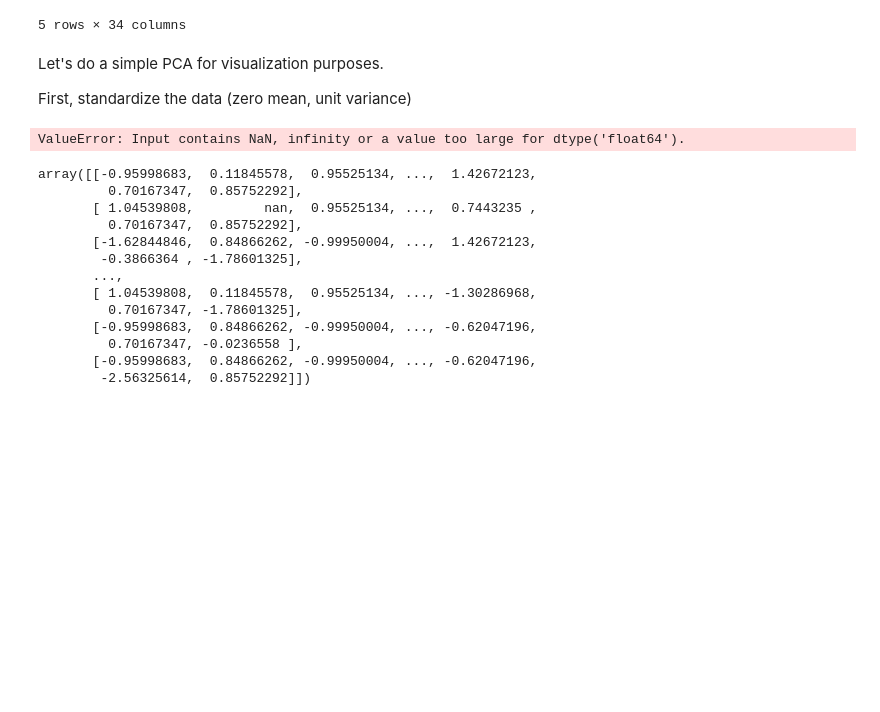
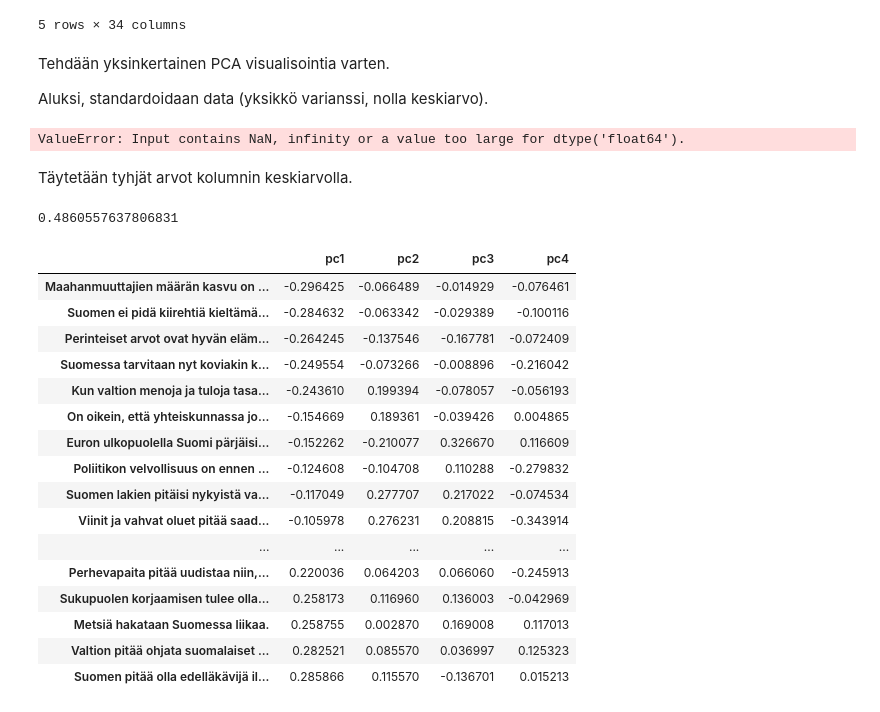
Before and after one commit to jotietav/demo, a Jupyter notebook: inkubio_demo/Demo.ipynb, the cells around one changed output. Drawn from its saved outputs; the diff is of its cells as text; code cells hidden in the pictures; blank space fills up the shorter version.

```diff
--- a/inkubio_demo/Demo.ipynb
+++ b/inkubio_demo/Demo.ipynb
@@ -175,10 +175,10 @@ data.head()
 | 3 | Uudenmaan vaalipiiri | Perussuomalaiset | Mies | ammattitutkinto | 0.0 | 1.0 | ... |
 | 4 | Uudenmaan vaalipiiri | Perussuomalaiset | Nainen | ylioppilas | 1.0 | 1.0 | ... |
 5 rows × 34 columns
-# %% [markdown]
-Let's do a simple PCA for visualization purposes.
-
-First, standardize the data (zero mean, unit variance)
+# %% [markdown]
+Tehdään yksinkertainen PCA visualisointia varten.
+
+Aluksi, standardoidaan data (yksikkö varianssi, nolla keskiarvo).
 # %%
 from sklearn.preprocessing import StandardScaler
 
@@ -194,18 +193,38 @@ principaldf = pd.DataFrame(data = principalComponents, columns = ['principal com
 # %% [output]
 ValueError: Input contains NaN, infinity or a value too large for dtype('float64').
-# %%
-x
-# %% [output]
-array([[-0.95998683,  0.11845578,  0.95525134, ...,  1.42672123,
-         0.70167347,  0.85752292],
-       [ 1.04539808,         nan,  0.95525134, ...,  0.7443235 ,
-         0.70167347,  0.85752292],
-       [-1.62844846,  0.84866262, -0.99950004, ...,  1.42672123,
-        -0.3866364 , -1.78601325],
-       ...,
-       [ 1.04539808,  0.11845578,  0.95525134, ..., -1.30286968,
-         0.70167347, -1.78601325],
-       [-0.95998683,  0.84866262, -0.99950004, ..., -0.62047196,
-         0.70167347, -0.0236558 ],
-       [-0.95998683,  0.84866262, -0.99950004, ..., -0.62047196,
-        -2.56325614,  0.85752292]])
+# %% [markdown]
+Täytetään tyhjät arvot kolumnin keskiarvolla.
+# %%
+data = data.fillna(data.mean())
+x = data.loc[:, features].values
+scaled = StandardScaler().fit_transform(x)
+n_components = 4
+pca = PCA(n_components=n_components)
+
+pcomp = pca.fit_transform(scaled)
+principaldf = pandas.DataFrame(data = pcomp, columns = ['pc{n}'.format(n=i+1) for i in range(n_components)])
+print(pca.explained_variance_ratio_.sum())
+# %% [output]
+0.4860557637806831
+# %%
+explained = pandas.DataFrame(pca.components_, columns=features,
+                             index =['pc{n}'.format(n=i+1) for i in range(n_components)]).transpose()
+explained.sort_values('pc1')
+# %% [output]
+|  | pc1 | pc2 | pc3 | pc4 |
+| Maahanmuuttajien määrän kasvu on ... | -0.296425 | -0.066489 | -0.014929 | -0.076461 |
+| Suomen ei pidä kiirehtiä kieltämä... | -0.284632 | -0.063342 | -0.029389 | -0.100116 |
+| Perinteiset arvot ovat hyvän eläm... | -0.264245 | -0.137546 | -0.167781 | -0.072409 |
+| Suomessa tarvitaan nyt koviakin k... | -0.249554 | -0.073266 | -0.008896 | -0.216042 |
+| Kun valtion menoja ja tuloja tasa... | -0.243610 | 0.199394 | -0.078057 | -0.056193 |
+| On oikein, että yhteiskunnassa jo... | -0.154669 | 0.189361 | -0.039426 | 0.004865 |
+| Euron ulkopuolella Suomi pärjäisi... | -0.152262 | -0.210077 | 0.326670 | 0.116609 |
+| Poliitikon velvollisuus on ennen ... | -0.124608 | -0.104708 | 0.110288 | -0.279832 |
+| Suomen lakien pitäisi nykyistä va... | -0.117049 | 0.277707 | 0.217022 | -0.074534 |
+| Viinit ja vahvat oluet pitää saad... | -0.105978 | 0.276231 | 0.208815 | -0.343914 |
+| ... | ... | ... | ... | ... |
+| Perhevapaita pitää uudistaa niin,... | 0.220036 | 0.064203 | 0.066060 | -0.245913 |
+| Sukupuolen korjaamisen tulee olla... | 0.258173 | 0.116960 | 0.136003 | -0.042969 |
+| Metsiä hakataan Suomessa liikaa. | 0.258755 | 0.002870 | 0.169008 | 0.117013 |
+| Valtion pitää ohjata suomalaiset ... | 0.282521 | 0.085570 | 0.036997 | 0.125323 |
+| Suomen pitää olla edelläkävijä il... | 0.285866 | 0.115570 | -0.136701 | 0.015213 |
```
Also changed, not shown: parts of 11 cells of this notebook, 1 other file.
